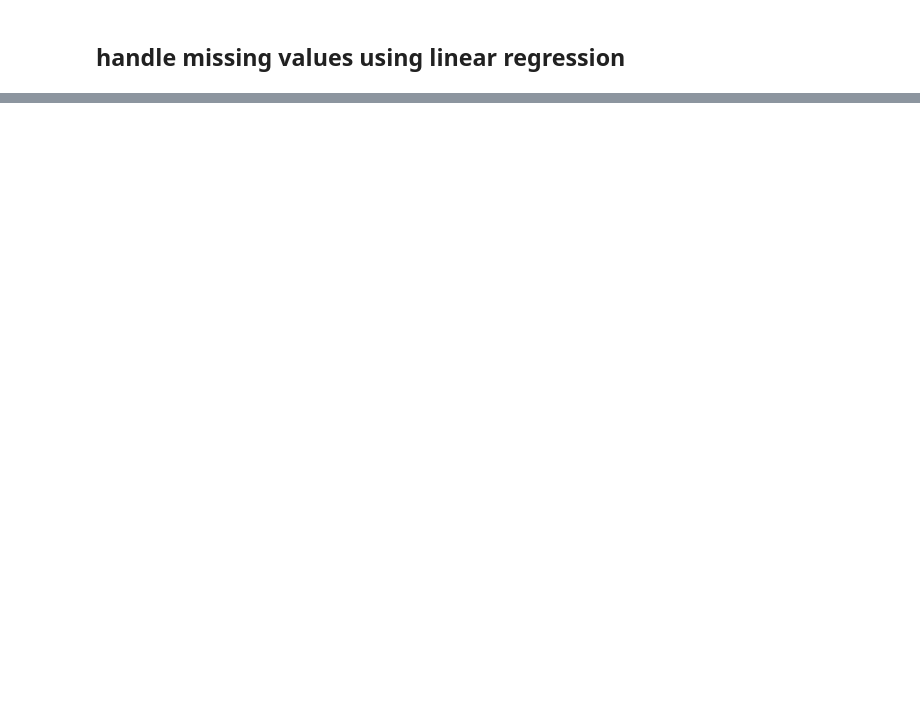
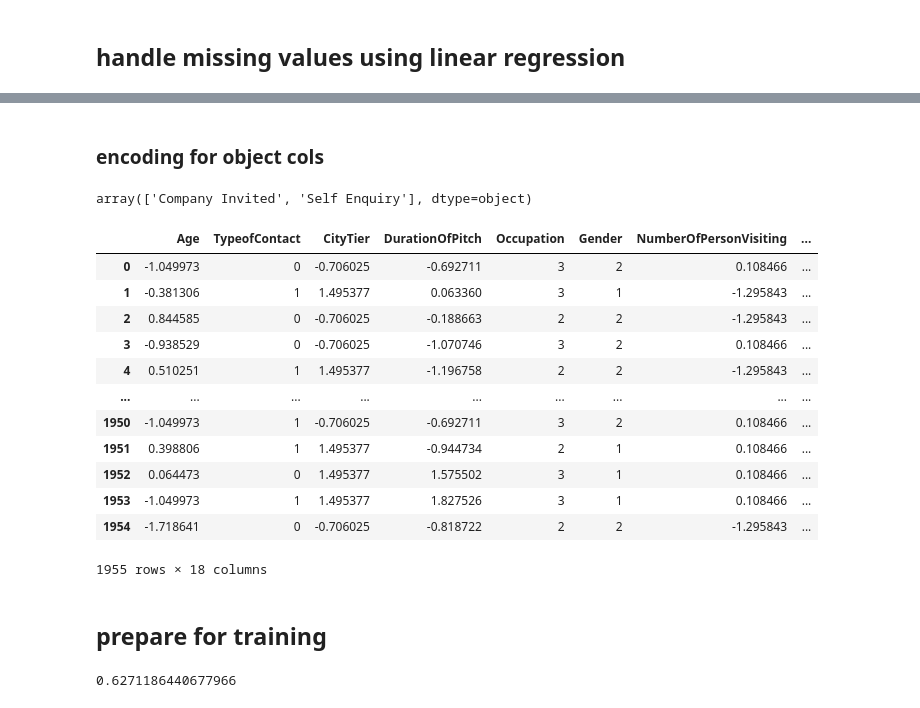
Before and after one commit to dong-hoon-lee/qwerty, a Jupyter notebook: dacon/regression/product_application/logistic_reg.ipynb, the cells around one changed output, grey strips where cells are left out. Saved outputs shown, nothing was run; the diff lists cells and outputs as text; code cells hidden in the pictures; blank space fills up the shorter version.

```diff
--- a/dacon/regression/product_application/logistic_reg.ipynb
+++ b/dacon/regression/product_application/logistic_reg.ipynb
@@ -390,0 +341,4 @@ len(age_pred)
+# %%
+age_pred = handle_null_lr(train_x, ['DurationOfPitch', 'MonthlyIncome'], 'Age')
+pitch_pred = handle_null_lr(train_x, ['Age', 'MonthlyIncome'], 'DurationOfPitch')
+income_pred = handle_null_lr(train_x, ['Age', 'DurationOfPitch'], 'MonthlyIncome')
@@ -390,0 +363,4 @@ len(age_pred)
+# %%
+train_x['Age'].fillna(pd.Series(age_pred.flatten()), inplace=True)
+train_x['DurationOfPitch'].fillna(pd.Series(pitch_pred.flatten()), inplace=True)
+train_x['MonthlyIncome'].fillna(pd.Series(income_pred.flatten()), inplace=True)
@@ -390,0 +404,7 @@ len(age_pred)
+# %%
+scaler = StandardScaler()
+scaler.fit(train_x[num_cols]) # scaler에 데이터 학습
+scaled = scaler.transform(train_x[num_cols])
+raw_x = train_x
+train_x[num_cols] = scaled
+train_x.isnull().sum()
@@ -390,0 +431,36 @@ len(age_pred)
+# %% [markdown]
+### encoding for object cols
+# %%
+train_x['TypeofContact'].unique()
+# %% [output]
+array(['Company Invited', 'Self Enquiry'], dtype=object)
+# %%
+encoder = LabelEncoder()
+
+for col in str_cols:
+    encoder.fit(train_x[col])
+    train_x[col] = encoder.transform(train_x[col])
+
+    for label in train_x[col].unique():
+        if label not in encoder.classes_:
+            encoder.classes_ = np.append(encoder.classes_, label)
+
+    # train_x[col] = encoder.transform(train_x[col])
+# %%
+train_x
+# %% [output]
+|  | Age | TypeofContact | CityTier | DurationOfPitch | Occupation | Gender | NumberOfPersonVisiting | ... |
+| 0 | -1.049973 | 0 | -0.706025 | -0.692711 | 3 | 2 | 0.108466 | ... |
+| 1 | -0.381306 | 1 | 1.495377 | 0.063360 | 3 | 1 | -1.295843 | ... |
+| 2 | 0.844585 | 0 | -0.706025 | -0.188663 | 2 | 2 | -1.295843 | ... |
+| 3 | -0.938529 | 0 | -0.706025 | -1.070746 | 3 | 2 | 0.108466 | ... |
+| 4 | 0.510251 | 1 | 1.495377 | -1.196758 | 2 | 2 | -1.295843 | ... |
+| ... | ... | ... | ... | ... | ... | ... | ... | ... |
+| 1950 | -1.049973 | 1 | -0.706025 | -0.692711 | 3 | 2 | 0.108466 | ... |
+| 1951 | 0.398806 | 1 | 1.495377 | -0.944734 | 2 | 1 | 0.108466 | ... |
+| 1952 | 0.064473 | 0 | 1.495377 | 1.575502 | 3 | 1 | 0.108466 | ... |
+| 1953 | -1.049973 | 1 | 1.495377 | 1.827526 | 3 | 1 | 0.108466 | ... |
+| 1954 | -1.718641 | 0 | -0.706025 | -0.818722 | 2 | 2 | -1.295843 | ... |
+1955 rows × 18 columns
+# %% [markdown]
+## prepare for training
@@ -390,0 +475,6 @@ len(age_pred)
+# %%
+confusion_matrix(y_val, y_pred)
+f1_score(y_val, y_pred)
+# accuracy_score(y_val, y_pred)
+# %% [output]
+0.6271186440677966
```
Also changed, not shown: parts of 26 cells of this notebook, 2 other files.
